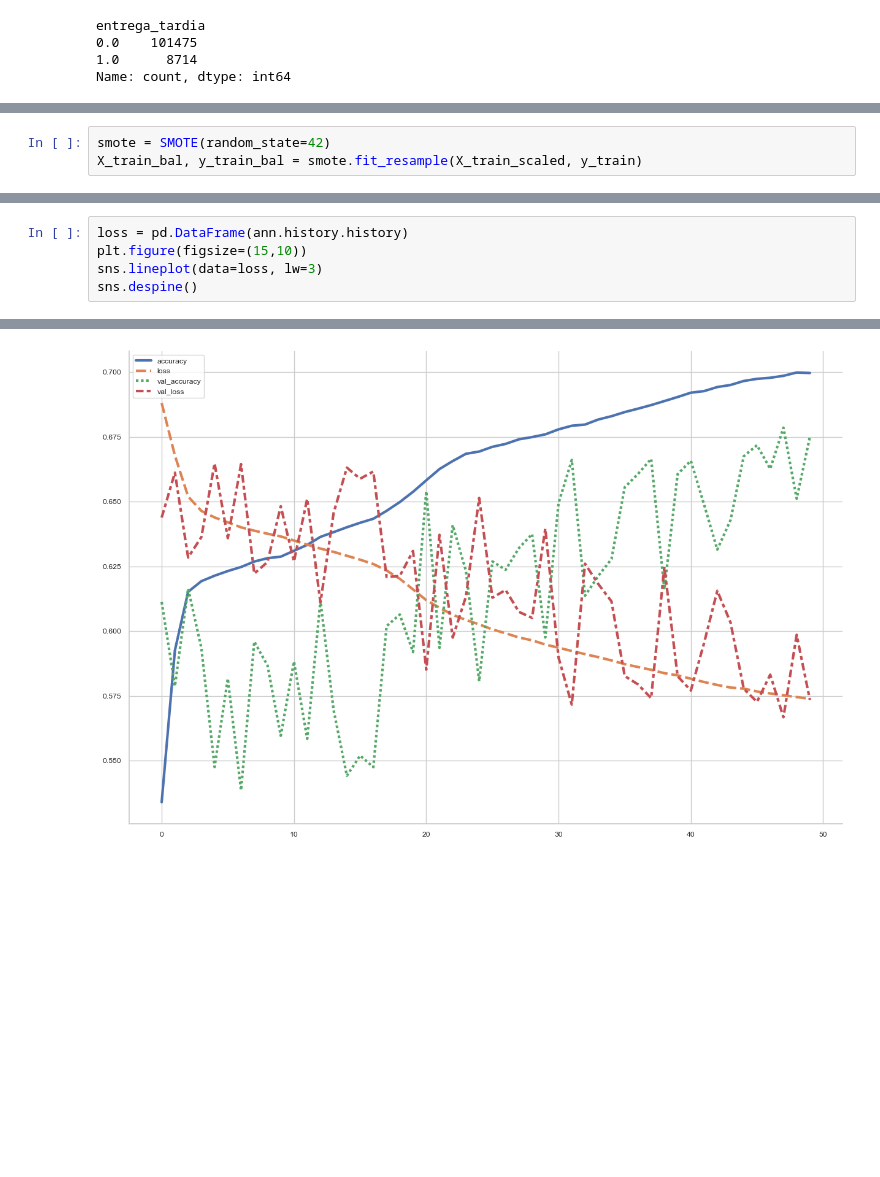
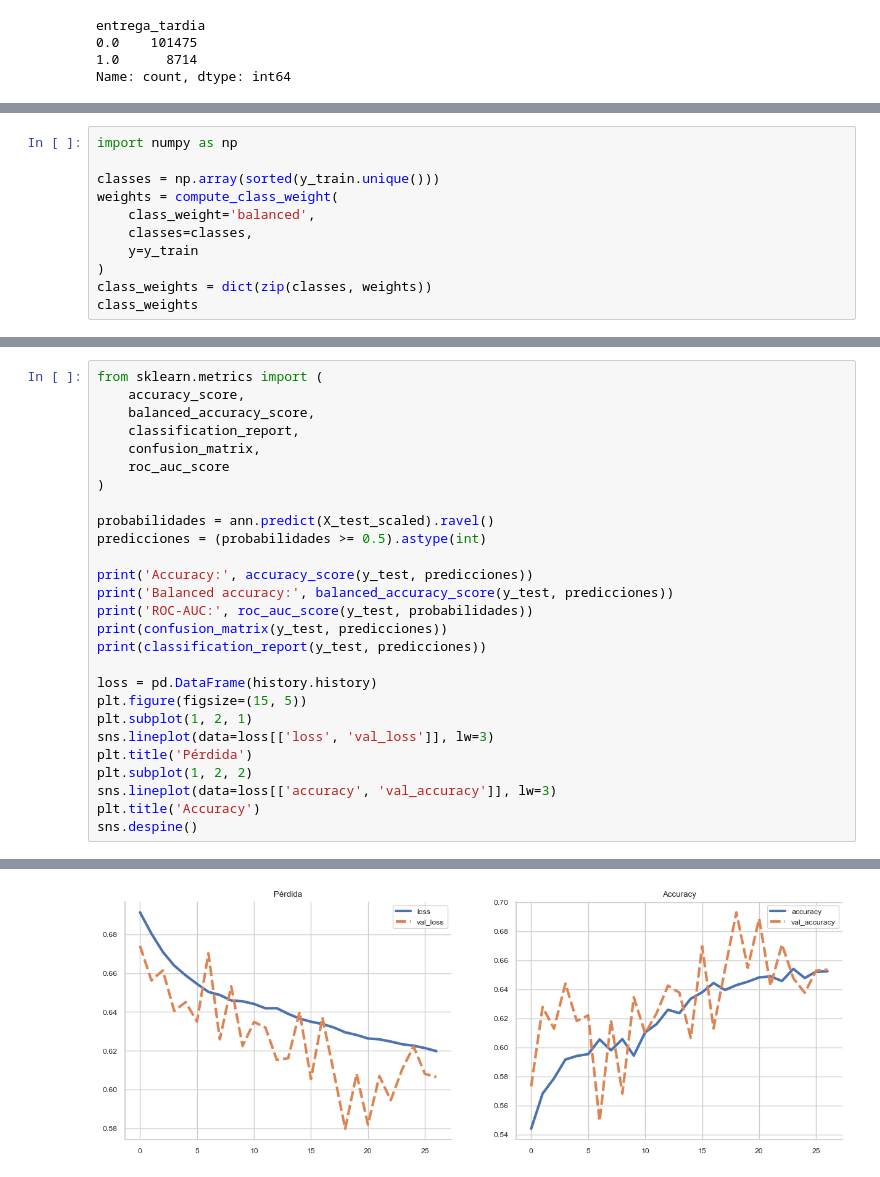
Before and after one commit to Dalzsfn/Olist-analisis, a Jupyter notebook: data/analisis.ipynb, the cells around one changed output, grey strips where cells are left out. Saved outputs shown, nothing was run; the diff lists cells and outputs as text; blank space fills up the shorter version.

```diff
--- a/data/analisis.ipynb
+++ b/data/analisis.ipynb
@@ -376,4 +381,12 @@ X_train_scaled = scaler.fit_transform(X_train)
 X_test_scaled = scaler.transform(X_test)
 # %%
-smote = SMOTE(random_state=42)
-X_train_bal, y_train_bal = smote.fit_resample(X_train_scaled, y_train)
+import numpy as np
+
+classes = np.array(sorted(y_train.unique()))
+weights = compute_class_weight(
+    class_weight='balanced',
+    classes=classes,
+    y=y_train
+)
+class_weights = dict(zip(classes, weights))
+class_weights
@@ -406,6 +456,28 @@ Epoch 50/50
 # %%
-loss = pd.DataFrame(ann.history.history)
-plt.figure(figsize=(15,10))
-sns.lineplot(data=loss, lw=3)
+from sklearn.metrics import (
+    accuracy_score,
+    balanced_accuracy_score,
+    classification_report,
+    confusion_matrix,
+    roc_auc_score
+)
+
+probabilidades = ann.predict(X_test_scaled).ravel()
+predicciones = (probabilidades >= 0.5).astype(int)
+
+print('Accuracy:', accuracy_score(y_test, predicciones))
+print('Balanced accuracy:', balanced_accuracy_score(y_test, predicciones))
+print('ROC-AUC:', roc_auc_score(y_test, probabilidades))
+print(confusion_matrix(y_test, predicciones))
+print(classification_report(y_test, predicciones))
+
+loss = pd.DataFrame(history.history)
+plt.figure(figsize=(15, 5))
+plt.subplot(1, 2, 1)
+sns.lineplot(data=loss[['loss', 'val_loss']], lw=3)
+plt.title('Pérdida')
+plt.subplot(1, 2, 2)
+sns.lineplot(data=loss[['accuracy', 'val_accuracy']], lw=3)
+plt.title('Accuracy')
 sns.despine()
 # %% [output]
@@ -412 +498 @@ sns.despine()
-[figure, old version]
+[figure, new version]
```
Also changed, not shown: parts of 5 cells of this notebook.
